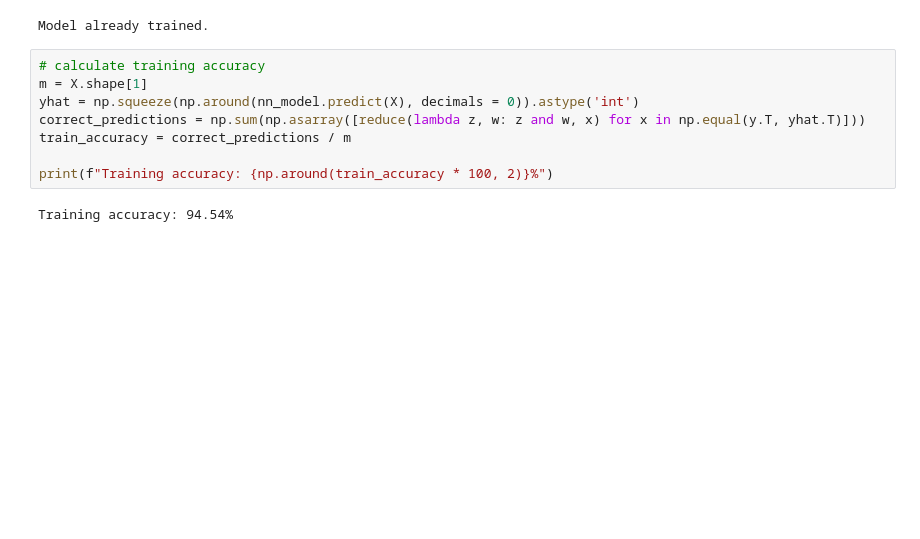
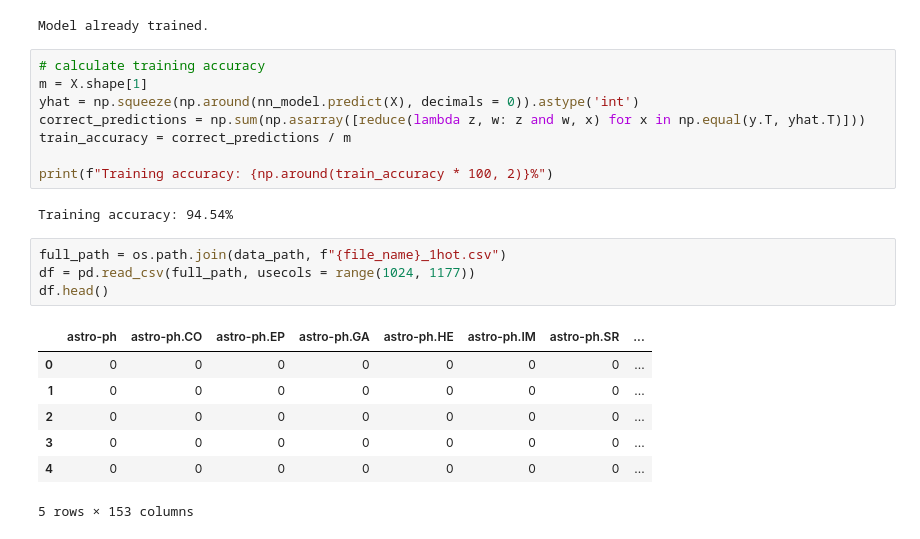
Before and after one commit to saattrupdan/scholarly, a Jupyter notebook: paper_classifier.ipynb, the cells around one changed output. Drawn from its saved outputs; the diff is of its cells as text; blank space fills up the shorter version.

```diff
--- a/paper_classifier.ipynb
+++ b/paper_classifier.ipynb
@@ -349,3 +351,15 @@ train_accuracy = correct_predictions / m
 print(f"Training accuracy: {np.around(train_accuracy * 100, 2)}%")
 # %% [output]
 Training accuracy: 94.54%
+# %%
+full_path = os.path.join(data_path, f"{file_name}_1hot.csv")
+df = pd.read_csv(full_path, usecols = range(1024, 1177))
+df.head()
+# %% [output]
+|  | astro-ph | astro-ph.CO | astro-ph.EP | astro-ph.GA | astro-ph.HE | astro-ph.IM | astro-ph.SR | ... |
+| 0 | 0 | 0 | 0 | 0 | 0 | 0 | 0 | ... |
+| 1 | 0 | 0 | 0 | 0 | 0 | 0 | 0 | ... |
+| 2 | 0 | 0 | 0 | 0 | 0 | 0 | 0 | ... |
+| 3 | 0 | 0 | 0 | 0 | 0 | 0 | 0 | ... |
+| 4 | 0 | 0 | 0 | 0 | 0 | 0 | 0 | ... |
+5 rows × 153 columns
```
Also changed, not shown: parts of 6 cells of this notebook, 8 other files.
